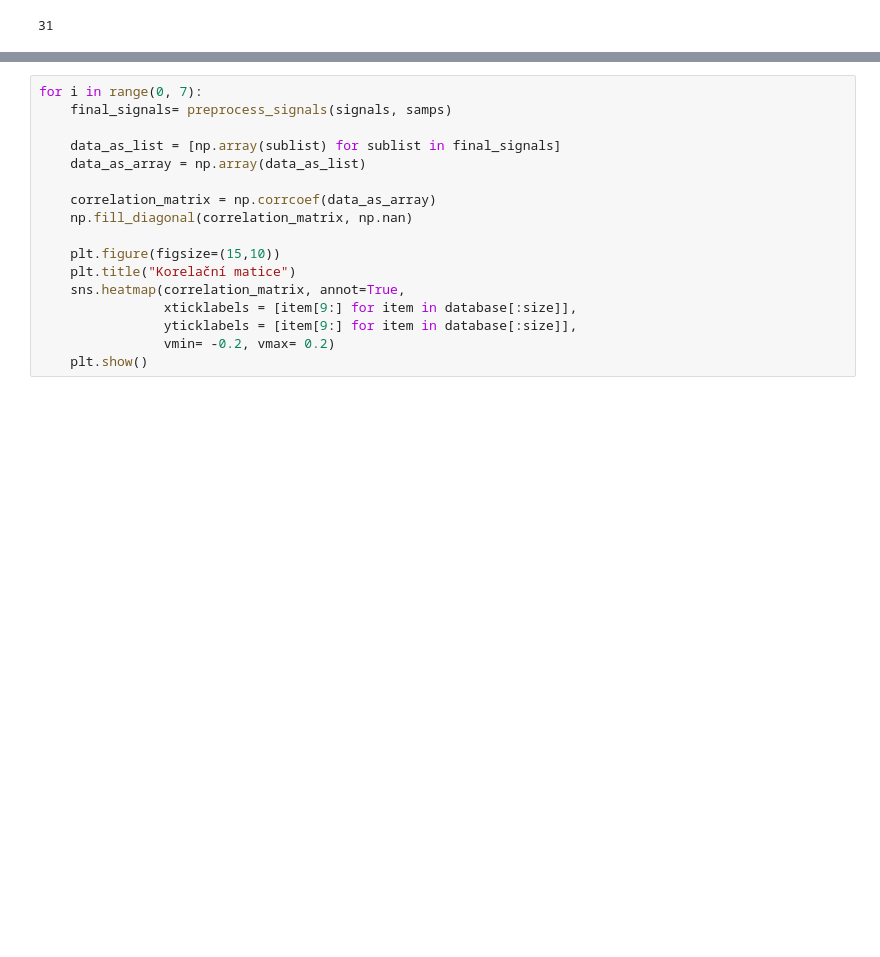
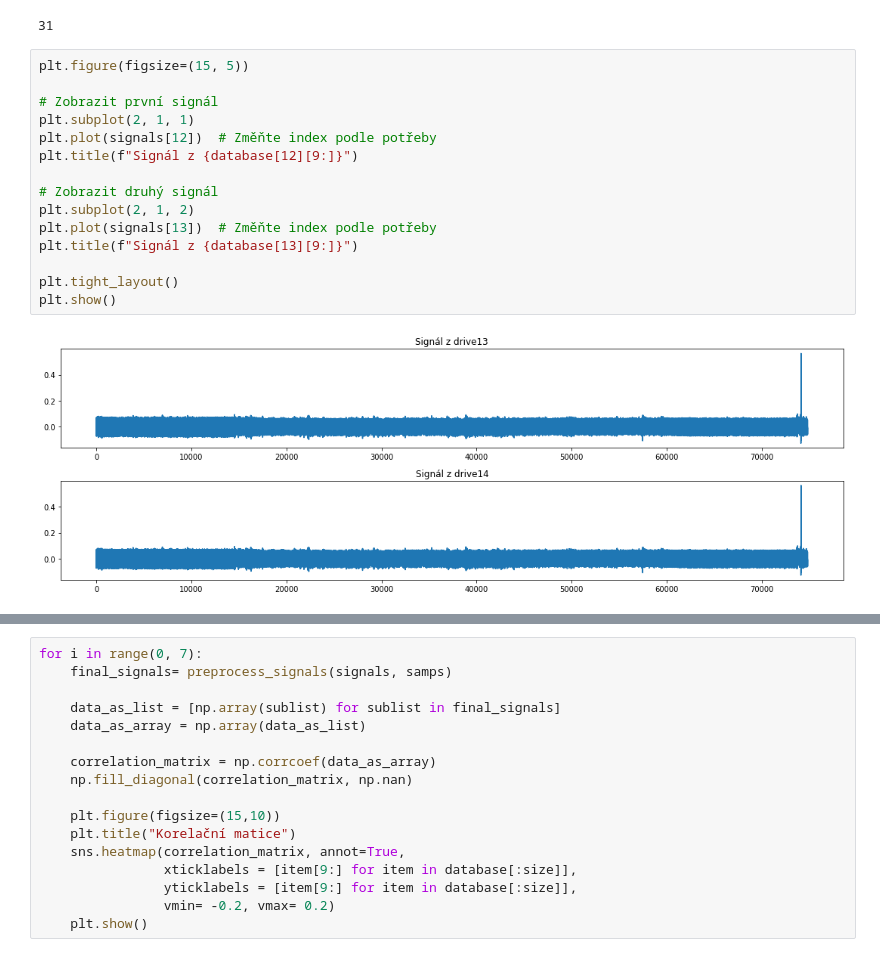
Before and after one commit to ulricht01/PZS, a Jupyter notebook: 1_seminarni_prace/2_uloha.ipynb, the cells around one changed output, grey strips where cells are left out. Cells and saved outputs as stored; diff of their text form; blank space fills up the shorter version.

```diff
--- a/1_seminarni_prace/2_uloha.ipynb
+++ b/1_seminarni_prace/2_uloha.ipynb
@@ -135,3 +150,20 @@ dominant_samp = samps[np.argmax(samps)]
 print(dominant_samp)
 # %% [output]
 31
+# %%
+plt.figure(figsize=(15, 5))
+
+# Zobrazit první signál
+plt.subplot(2, 1, 1)
+plt.plot(signals[12])  # Změňte index podle potřeby
+plt.title(f"Signál z {database[12][9:]}")
+
+# Zobrazit druhý signál
+plt.subplot(2, 1, 2)
+plt.plot(signals[13])  # Změňte index podle potřeby
+plt.title(f"Signál z {database[13][9:]}")
+
+plt.tight_layout()
+plt.show()
+# %% [output]
+[figure, added]
```
Also changed, not shown: parts of 3 cells of this notebook, 1 other file.
